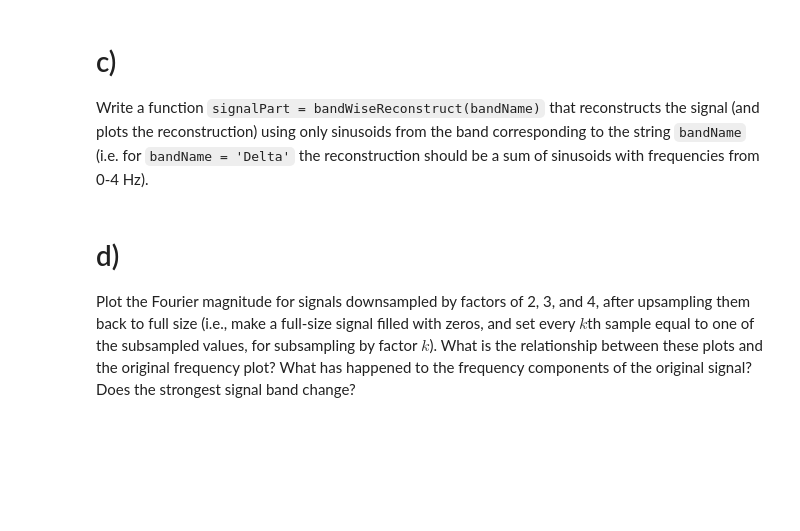
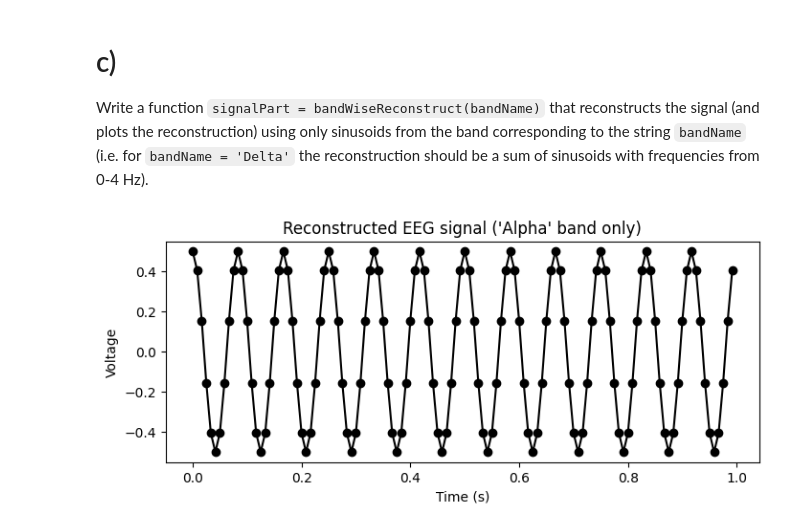
Before and after one commit to lukearend/math-tools, a Jupyter notebook: homework/hw3/HW3_Q4_Arend.ipynb, the cells around one changed output. Cells and saved outputs as stored; diff of their text form; code cells hidden in the pictures; blank space fills up the shorter version.

```diff
--- a/homework/hw3/HW3_Q4_Arend.ipynb
+++ b/homework/hw3/HW3_Q4_Arend.ipynb
@@ -34,7 +79,32 @@ Examine your EEG result in the frequency domain. First plot the magnitude (ampli
 # c)
 
 Write a function `signalPart = bandWiseReconstruct(bandName)` that reconstructs the signal (and plots the reconstruction) using only sinusoids from the band corresponding to the string `bandName` (i.e. for `bandName = 'Delta'` the reconstruction should be a sum of sinusoids with frequencies from 0-4 Hz).
-# %% [markdown]
-# d)
-
-Plot the Fourier magnitude for signals downsampled by factors of 2, 3, and 4, after upsampling them back to full size (i.e., make a full-size signal filled with zeros, and set every $k$th sample equal to one of the subsampled values, for subsampling by factor $k$). What is the relationship between these plots and the original frequency plot? What has happened to the frequency components of the original signal? Does the strongest signal band change?
+# %%
+freq_bands = {
+    'Delta': [0, 4],
+    'Theta': [4, 7],
+    'Alpha': [8, 15],
+    'Beta': [16, 31]
+}
+
+def bandwise_reconstruct(band_name):
+    start, end = freq_bands[band_name]
+    middle = nfreqs // 2
+    mask = np.zeros(nfreqs, dtype='bool')
+    mask[start:end] = 1
+    mask[middle + start:middle + end] = 1
+
+    part_fft = np.zeros(nfreqs, dtype='complex')
+    part_fft[mask] = fft(sig)[mask]
+    signal_part = ifft(part_fft)
+
+    plt.subplots(figsize=(8, 3))
+    plt.title(f"Reconstructed EEG signal ('{band_name}' band only)")
+    plt.plot(t, np.real(signal_part), 'ko-')
+    plt.xlabel('Time (s)')
+    plt.ylabel('Voltage')
+    return signal_part
+# %%
+reconstructed = bandwise_reconstruct('Alpha')
+# %% [output]
+[figure, added]
```
Also changed, not shown: parts of 23 cells of this notebook, 1 other file.
